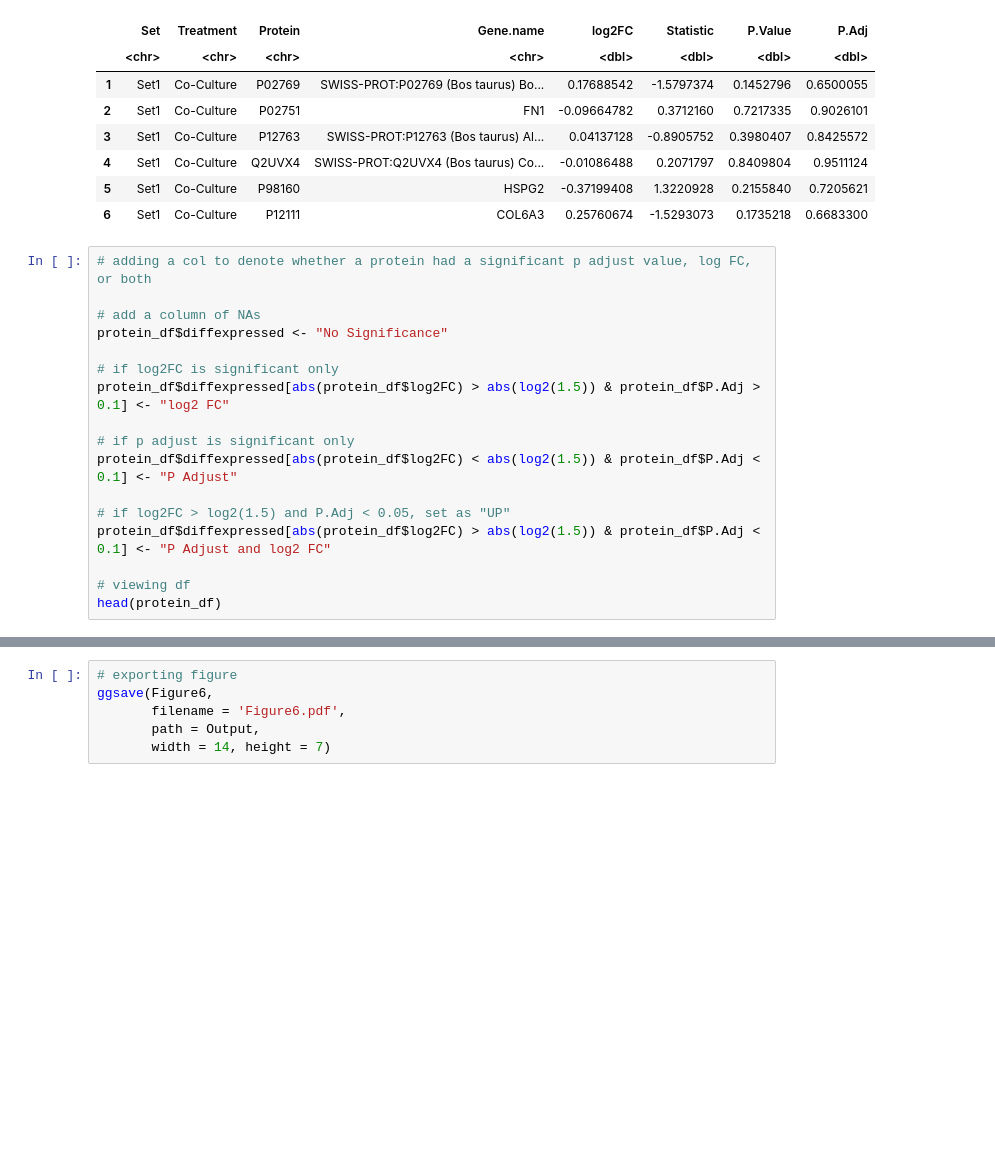
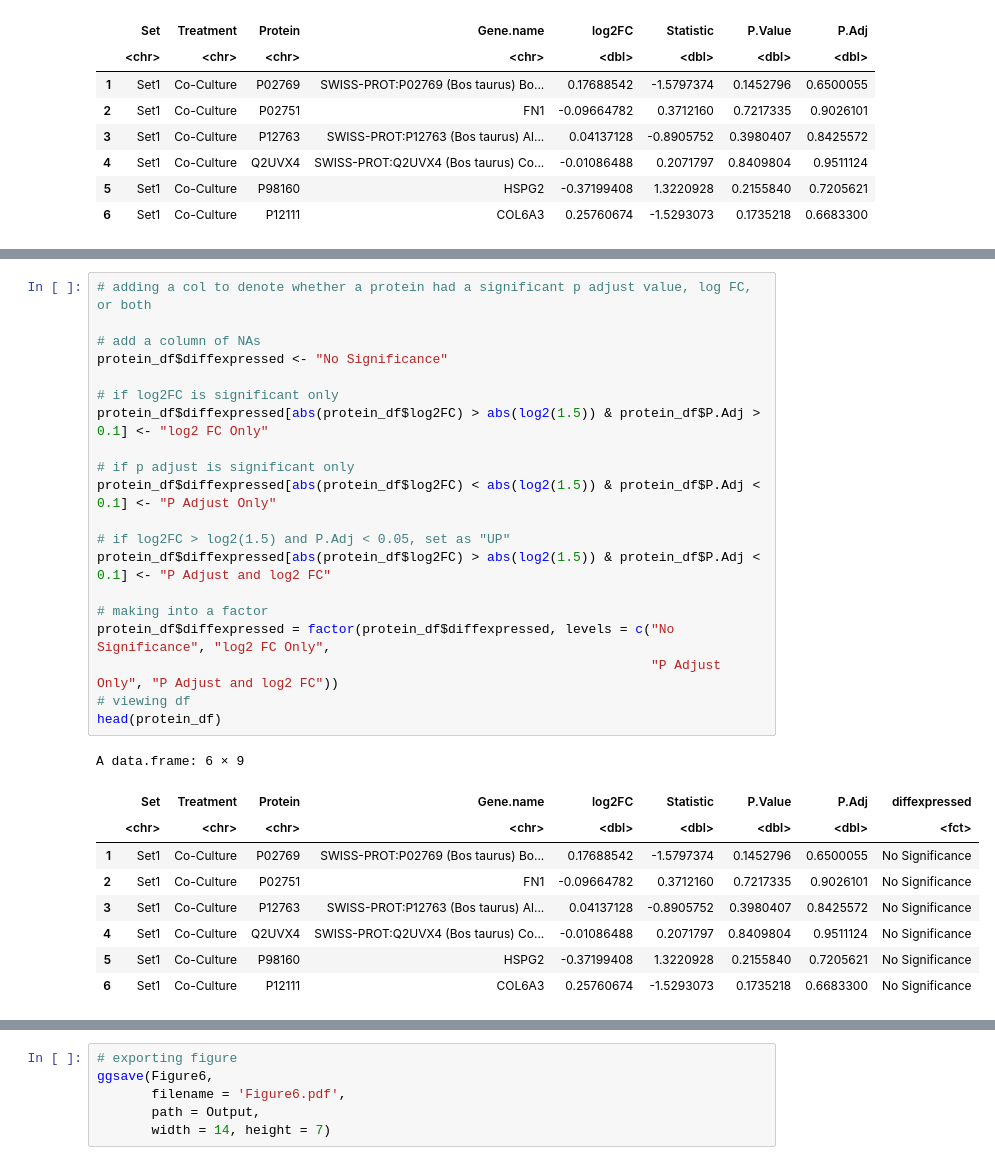
Before and after one commit to alexispayton/Wildfires-and-Extracellular-Vesicles-EVs-Woodsmoke-Alters-EV-Proteomic-Signatures-involved-in-Ext, a Jupyter notebook: 5. Statistical Visualizations/Volcano Plot (Figure 6).ipynb, the cells around one changed output, grey strips where cells are left out. Cells and saved outputs as stored; diff of their text form; blank space fills up the shorter version.

```diff
--- a/5. Statistical Visualizations/Volcano Plot (Figure 6).ipynb
+++ b/5. Statistical Visualizations/Volcano Plot (Figure 6).ipynb
@@ -42,20 +42,3 @@ A data.frame: 6 × 8
 | 4 | Set1 | Co-Culture | Q2UVX4 | SWISS-PROT:Q2UVX4 (Bos taurus) Co... | -0.01086488 | 0.2071797 | 0.8409804 | 0.9511124 |
 | 5 | Set1 | Co-Culture | P98160 | HSPG2 | -0.37199408 | 1.3220928 | 0.2155840 | 0.7205621 |
 | 6 | Set1 | Co-Culture | P12111 | COL6A3 | 0.25760674 | -1.5293073 | 0.1735218 | 0.6683300 |
-# %%
-# adding a col to denote whether a protein had a significant p adjust value, log FC, or both
-
-# add a column of NAs
-protein_df$diffexpressed <- "No Significance"
-
-# if log2FC is significant only
-protein_df$diffexpressed[abs(protein_df$log2FC) > abs(log2(1.5)) & protein_df$P.Adj > 0.1] <- "log2 FC"
-
-# if p adjust is significant only
-protein_df$diffexpressed[abs(protein_df$log2FC) < abs(log2(1.5)) & protein_df$P.Adj < 0.1] <- "P Adjust"
-
-# if log2FC > log2(1.5) and P.Adj < 0.05, set as "UP"
-protein_df$diffexpressed[abs(protein_df$log2FC) > abs(log2(1.5)) & protein_df$P.Adj < 0.1] <- "P Adjust and log2 FC"
-
-# viewing df
-head(protein_df)
@@ -130,0 +45,30 @@ Figure6
+# %%
+# adding a col to denote whether a protein had a significant p adjust value, log FC, or both
+
+# add a column of NAs
+protein_df$diffexpressed <- "No Significance"
+
+# if log2FC is significant only
+protein_df$diffexpressed[abs(protein_df$log2FC) > abs(log2(1.5)) & protein_df$P.Adj > 0.1] <- "log2 FC Only"
+
+# if p adjust is significant only
+protein_df$diffexpressed[abs(protein_df$log2FC) < abs(log2(1.5)) & protein_df$P.Adj < 0.1] <- "P Adjust Only"
+
+# if log2FC > log2(1.5) and P.Adj < 0.05, set as "UP"
+protein_df$diffexpressed[abs(protein_df$log2FC) > abs(log2(1.5)) & protein_df$P.Adj < 0.1] <- "P Adjust and log2 FC"
+
+# making into a factor
+protein_df$diffexpressed = factor(protein_df$diffexpressed, levels = c("No Significance", "log2 FC Only",
+                                                                       "P Adjust Only", "P Adjust and log2 FC"))
+# viewing df
+head(protein_df)
+# %% [output]
+A data.frame: 6 × 9
+|  | Set | Treatment | Protein | Gene.name | log2FC | Statistic | P.Value | P.Adj | diffexpressed |
+|  | <chr> | <chr> | <chr> | <chr> | <dbl> | <dbl> | <dbl> | <dbl> | <fct> |
+| 1 | Set1 | Co-Culture | P02769 | SWISS-PROT:P02769 (Bos taurus) Bo... | 0.17688542 | -1.5797374 | 0.1452796 | 0.6500055 | No Significance |
+| 2 | Set1 | Co-Culture | P02751 | FN1 | -0.09664782 | 0.3712160 | 0.7217335 | 0.9026101 | No Significance |
+| 3 | Set1 | Co-Culture | P12763 | SWISS-PROT:P12763 (Bos taurus) Al... | 0.04137128 | -0.8905752 | 0.3980407 | 0.8425572 | No Significance |
+| 4 | Set1 | Co-Culture | Q2UVX4 | SWISS-PROT:Q2UVX4 (Bos taurus) Co... | -0.01086488 | 0.2071797 | 0.8409804 | 0.9511124 | No Significance |
+| 5 | Set1 | Co-Culture | P98160 | HSPG2 | -0.37199408 | 1.3220928 | 0.2155840 | 0.7205621 | No Significance |
+| 6 | Set1 | Co-Culture | P12111 | COL6A3 | 0.25760674 | -1.5293073 | 0.1735218 | 0.6683300 | No Significance |
```
Also changed, not shown: parts of 6 cells of this notebook.
